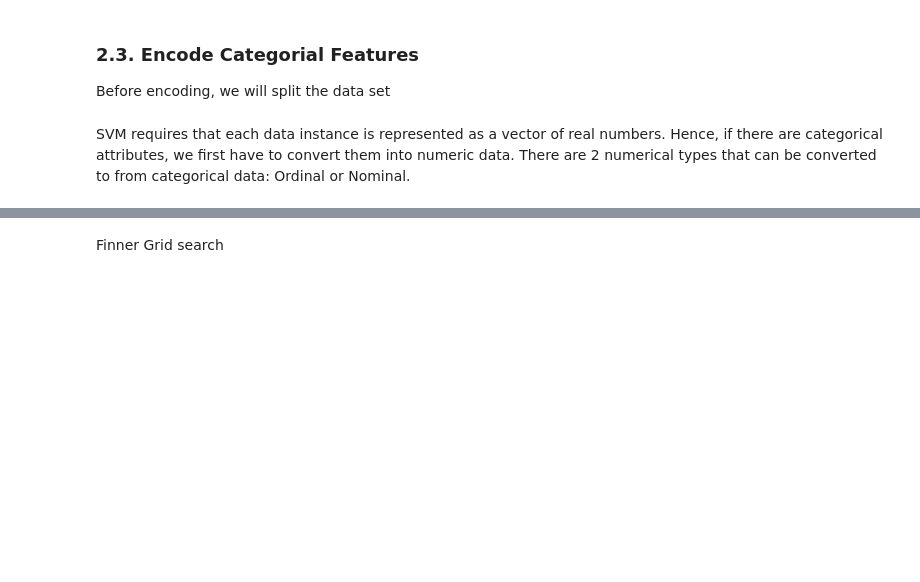
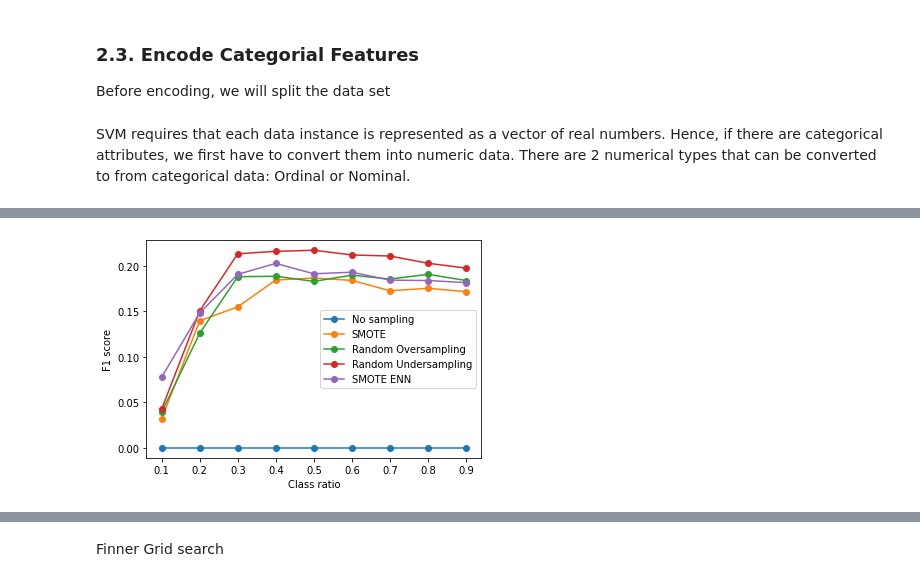
Before and after one commit to LapTQ/IT31903_123220_Group18_Stroke-prediction, a Jupyter notebook: svm.ipynb, the cells around one changed output, grey strips where cells are left out. Saved outputs shown, nothing was run; the diff lists cells and outputs as text; code cells hidden in the pictures; blank space fills up the shorter version.

```diff
--- a/svm.ipynb
+++ b/svm.ipynb
@@ -237,0 +227,32 @@ my_lineplot(x=ratios, y1=avg_imb_scores, y2=avg_smote_scores, label1='Without SM
+# %%
+ratios = np.arange(0.1, 0.91, 0.1)
+svc_model = SVC(C=10)
+
+imb_scores = [[]]
+samplers_scores = [[],[],[],[]]
+samplers = [('SMOTE',SMOTE(random_state=42)),
+            ('Random Oversampling',RandomOverSampler(random_state=42)),
+            ('Random Undersampling',RandomUnderSampler(random_state=42)),
+            ('SMOTE ENN',SMOTEENN(random_state=42))
+            ]
+
+for rate in ratios:
+    imb_model = Pipeline([('Trans', transformer), ('SVC', svc_model) ])
+    imb_results = cross_val_score(imb_model, X_train, y_train, cv=kfold, scoring=scoring,n_jobs=-1)
+    imb_scores[0].append(imb_results.mean())
+    for sampler, sampler_score in zip(samplers,samplers_scores):
+        sampler[1].set_params(sampling_strategy=rate)
+        sampling_model = Pipeline([('Trans', transformer),
+                                ('Sampler', sampler[1]),
+                                ('SVC', svc_model)
+                                ])
+        results = cross_val_score(sampling_model, X_train, y_train, cv=kfold, scoring=scoring,n_jobs=-1)
+        sampler_score.append(results.mean())
+
+# Line plots
+my_lineplot(x=ratios,
+            ylist=imb_scores + samplers_scores,
+            yLabelList=['No sampling'] + [sampler[0] for sampler in samplers],
+            xlabel='Class ratio', ylabel='F1 score')
+# %% [output]
+[figure, added]
```
Also changed, not shown: parts of 27 cells of this notebook.
